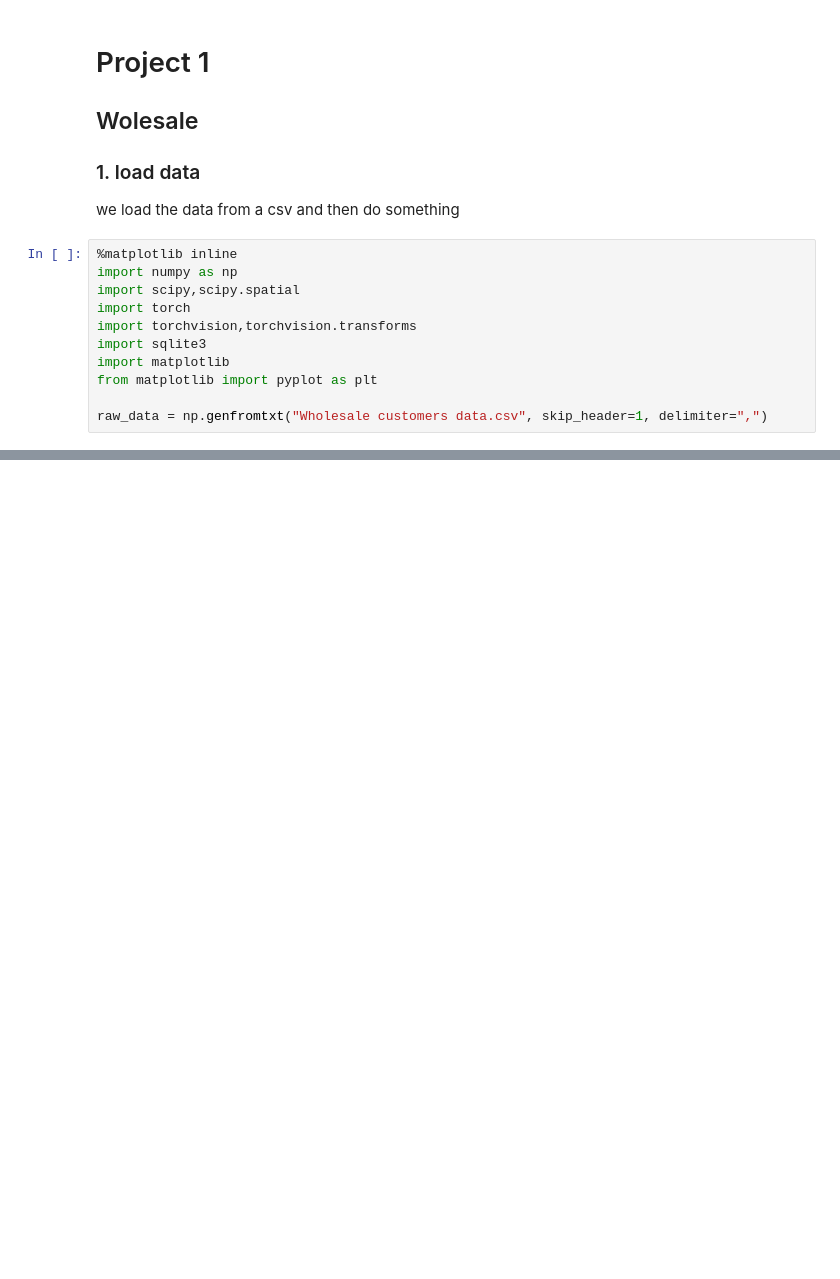
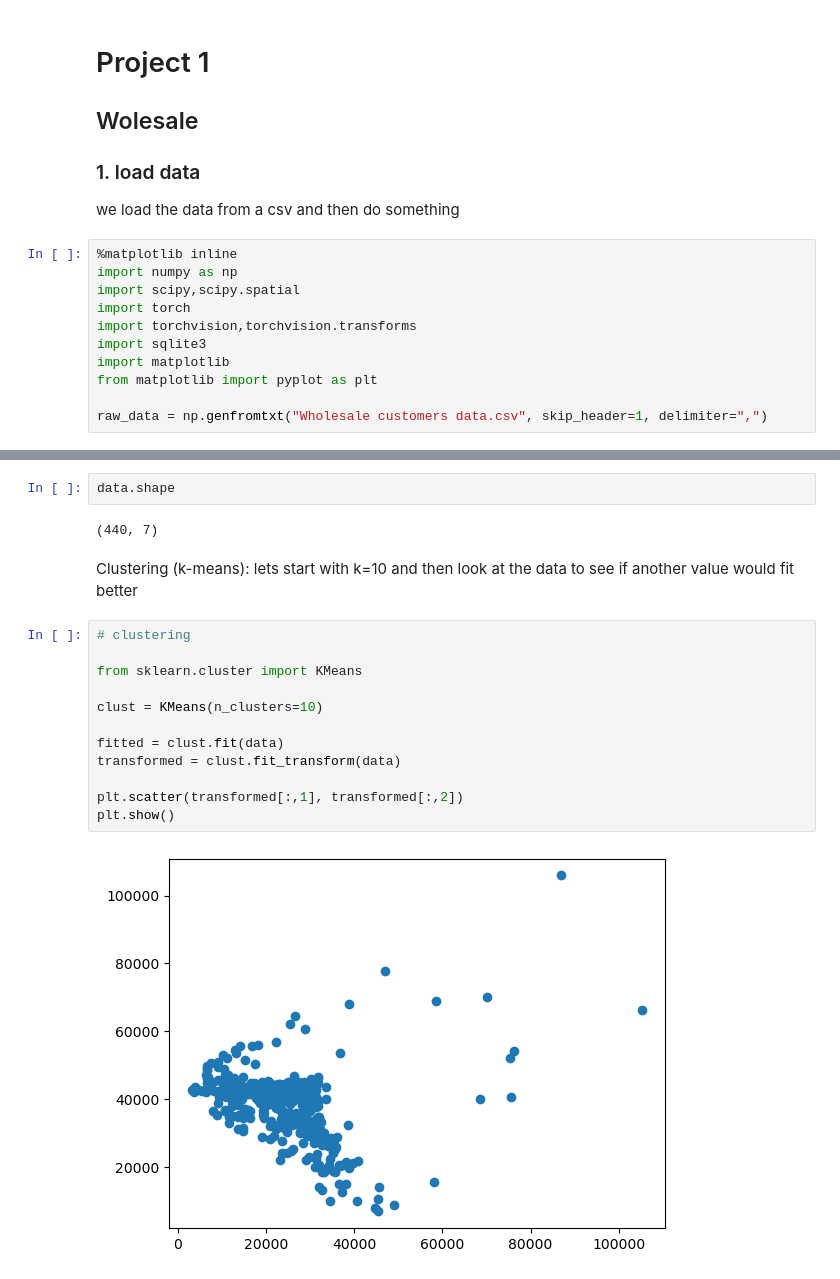
Before and after one commit to saraw108/MLFDS, a Jupyter notebook: Project_1.ipynb, the cells around one changed output, grey strips where cells are left out. Cells and saved outputs as stored; diff of their text form; blank space fills up the shorter version.

```diff
--- a/Project_1.ipynb
+++ b/Project_1.ipynb
@@ -54,0 +55,20 @@ plt.show()
+# %%
+data.shape
+# %% [output]
+(440, 7)
+# %% [markdown]
+Clustering (k-means): lets start with k=10 and then look at the data to see if another value would fit better
+# %%
+# clustering
+
+from sklearn.cluster import KMeans
+
+clust = KMeans(n_clusters=10)
+
+fitted = clust.fit(data)
+transformed = clust.fit_transform(data)
+
+plt.scatter(transformed[:,1], transformed[:,2])
+plt.show()
+# %% [output]
+[figure, added]
```
Also changed, not shown: parts of 5 cells of this notebook.
